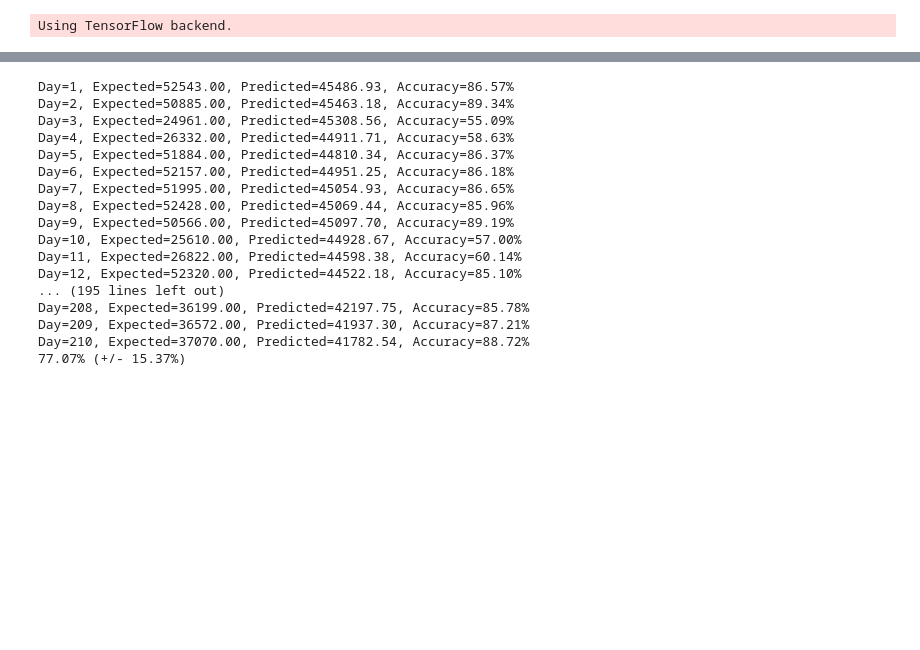
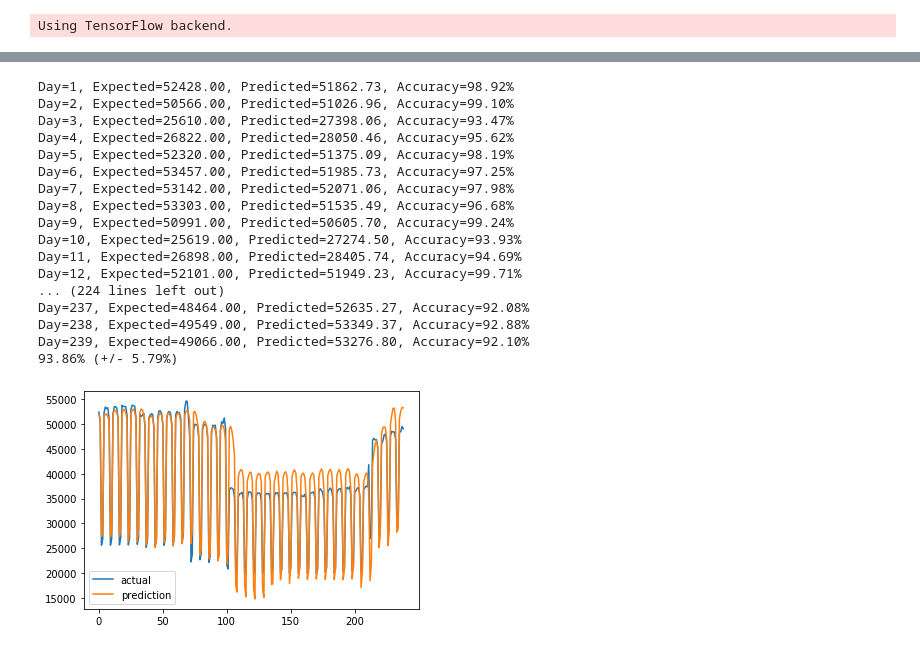
Before and after one commit to Shane-Bowen/fyp_flask_webapp, a Jupyter notebook: notebooks/Recurrent_Neural_Network_Multiple_Timesteps.ipynb, the cells around one changed output, grey strips where cells are left out. Saved outputs shown, nothing was run; the diff lists cells and outputs as text; code cells hidden in the pictures; blank space fills up the shorter version.

```diff
--- a/notebooks/Recurrent_Neural_Network_Multiple_Timesteps.ipynb
+++ b/notebooks/Recurrent_Neural_Network_Multiple_Timesteps.ipynb
@@ -193,32 +219,48 @@ Test accuracy:0.00%
 # %%
+test_X = test_X.reshape((test_X.shape[0], n_input, n_features))
+
+inv_yhat = pred_arr[:, 0].reshape(len(pred_arr), 1)
+inv_y = actual_arr[:, 0].reshape(len(actual_arr), 1)
+
 # print predicted vs expected
-num_days = 210
+num_days = test_y.shape[0]
 accuracy_scores = []
 for i in range(len(inv_y[:num_days])):
     if inv_y[i] > inv_yhat[i]:
         score = inv_yhat[i] / inv_y[i] * 100
-        accuracy_scores.append(score)
+        if score > 0:
+            accuracy_scores.append(score)
     else:
         score = inv_y[i] / inv_yhat[i] * 100
-        accuracy_scores.append(score)
+        if score > 0:
+            accuracy_scores.append(score)
     print('Day=%d, Expected=%.2f, Predicted=%.2f, Accuracy=%.2f%%' % (i+1, inv_y[i], inv_yhat[i], score ))
 print("%.2f%% (+/- %.2f%%)" % (np.mean(accuracy_scores), np.std(accuracy_scores)))
 # %% [output]
-Day=1, Expected=52543.00, Predicted=45486.93, Accuracy=86.57%
-Day=2, Expected=50885.00, Predicted=45463.18, Accuracy=89.34%
-Day=3, Expected=24961.00, Predicted=45308.56, Accuracy=55.09%
-Day=4, Expected=26332.00, Predicted=44911.71, Accuracy=58.63%
-Day=5, Expected=51884.00, Predicted=44810.34, Accuracy=86.37%
-Day=6, Expected=52157.00, Predicted=44951.25, Accuracy=86.18%
-Day=7, Expected=51995.00, Predicted=45054.93, Accuracy=86.65%
-Day=8, Expected=52428.00, Predicted=45069.44, Accuracy=85.96%
-Day=9, Expected=50566.00, Predicted=45097.70, Accuracy=89.19%
-Day=10, Expected=25610.00, Predicted=44928.67, Accuracy=57.00%
-Day=11, Expected=26822.00, Predicted=44598.38, Accuracy=60.14%
-Day=12, Expected=52320.00, Predicted=44522.18, Accuracy=85.10%
-... (195 lines left out)
-Day=208, Expected=36199.00, Predicted=42197.75, Accuracy=85.78%
-Day=209, Expected=36572.00, Predicted=41937.30, Accuracy=87.21%
-Day=210, Expected=37070.00, Predicted=41782.54, Accuracy=88.72%
-77.07% (+/- 15.37%)
+Day=1, Expected=52428.00, Predicted=51862.73, Accuracy=98.92%
+Day=2, Expected=50566.00, Predicted=51026.96, Accuracy=99.10%
+Day=3, Expected=25610.00, Predicted=27398.06, Accuracy=93.47%
+Day=4, Expected=26822.00, Predicted=28050.46, Accuracy=95.62%
+Day=5, Expected=52320.00, Predicted=51375.09, Accuracy=98.19%
+Day=6, Expected=53457.00, Predicted=51985.73, Accuracy=97.25%
+Day=7, Expected=53142.00, Predicted=52071.06, Accuracy=97.98%
+Day=8, Expected=53303.00, Predicted=51535.49, Accuracy=96.68%
+Day=9, Expected=50991.00, Predicted=50605.70, Accuracy=99.24%
+Day=10, Expected=25619.00, Predicted=27274.50, Accuracy=93.93%
+Day=11, Expected=26898.00, Predicted=28405.74, Accuracy=94.69%
+Day=12, Expected=52101.00, Predicted=51949.23, Accuracy=99.71%
+... (224 lines left out)
+Day=237, Expected=48464.00, Predicted=52635.27, Accuracy=92.08%
+Day=238, Expected=49549.00, Predicted=53349.37, Accuracy=92.88%
+Day=239, Expected=49066.00, Predicted=53276.80, Accuracy=92.10%
+93.86% (+/- 5.79%)
+# %%
+# plot actual vs prediction (All Test Data)
+num_days = test_y.shape[0]
+pyplot.plot(list(inv_y[:num_days]), label='actual')
+pyplot.plot(inv_yhat[:num_days], label='prediction')
+pyplot.legend()
+pyplot.show()
+# %% [output]
+[figure, added]
 # %%
```
Also changed, not shown: parts of 10 cells of this notebook, 4 other files.
